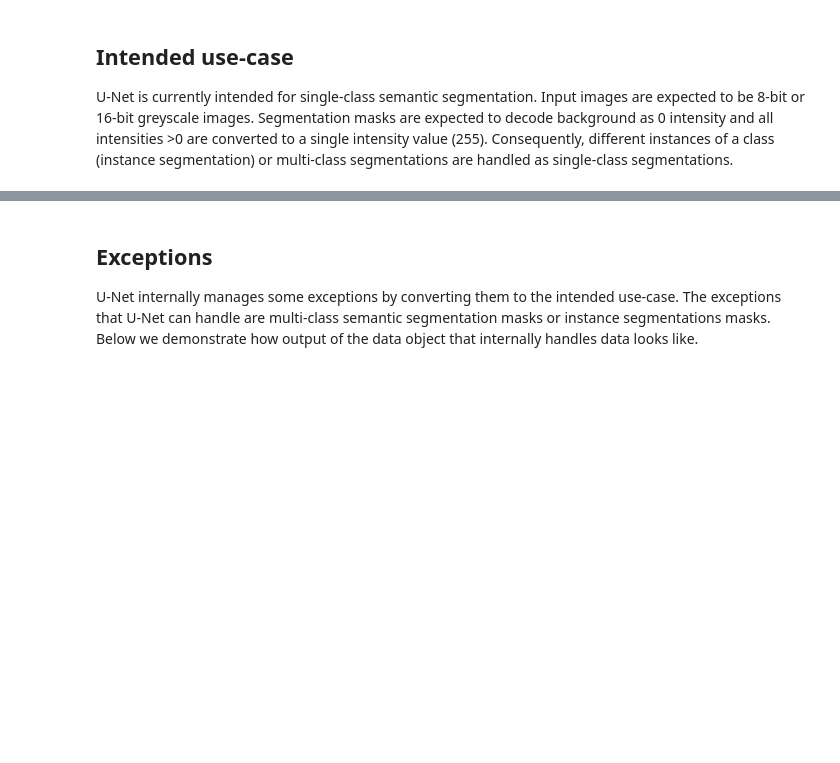
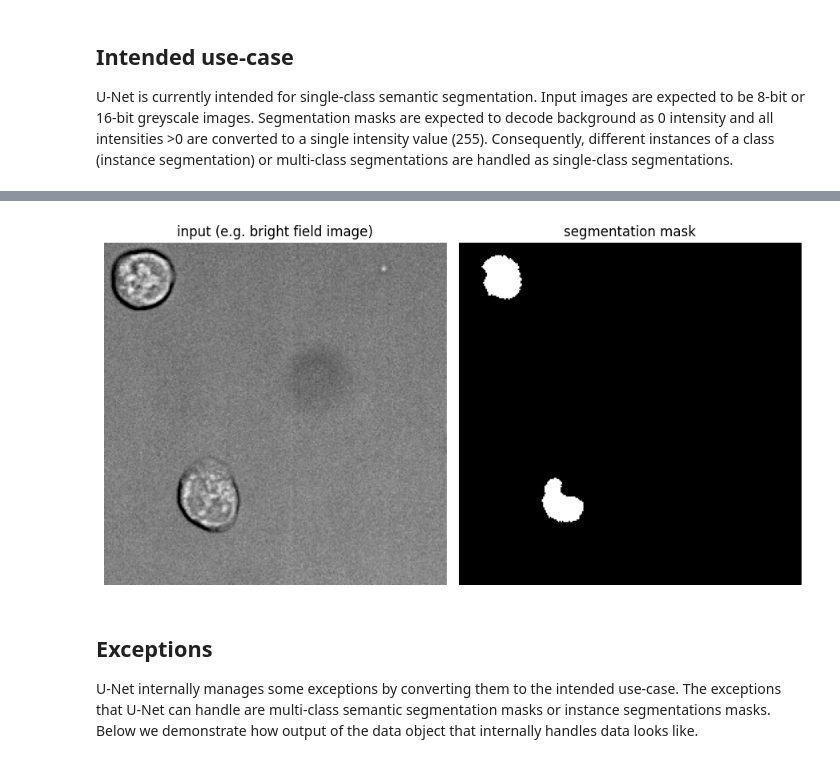
Before and after one commit to CSDGroup/aisegcell, a Jupyter notebook: notebooks/data_example.ipynb, the cells around one changed output, grey strips where cells are left out. Drawn from its saved outputs; the diff is of its cells as text; code cells hidden in the pictures; blank space fills up the shorter version.

```diff
--- a/notebooks/data_example.ipynb
+++ b/notebooks/data_example.ipynb
@@ -24,5 +12,4 @@ Successfully installed pooch-1.7.0
 # %%
-import os
 import pooch
 
 import matplotlib.pyplot as plt
@@ -30,32 +17,43 @@ import matplotlib.pyplot as plt
 from skimage import io
 
 # download sample data
-img_path = pooch.retrieve(
-    url='https://github.com/CSDGroup/cell_segmentation/blob/main/images/cellseg.png',
-    known_hash='sha256:2ca60a8290679008f478894004f917452d7d771801480232d4f4ab6360757c05',
+THATCHER = pooch.create(
+    path=pooch.os_cache('cellseg'),
+    base_url='https://github.com/CSDGroup/cell_segmentation/raw/521be0b66d497791d82e75c8211ac62cb31f6a2e/images/',
+    registry={
+        'bf1.png': (
+            '06047311573206ee8c31716ac0e25116a18159e48c1201c7d8b3cdbd398fc2b3'
+        ),
+        'mask1.png': (
+            'dae2999292a623626f900bdb1ed854bf9e33b342ac50dd5633eef7adb5021db1'
+        )
+    }
 )
 
-print(img_path)
+img_path = THATCHER.fetch('bf1.png')
+mask_path = THATCHER.fetch('mask1.png')
 
-#img = io.imread(img_path)
+# load images
+img = io.imread(img_path)
+mask = io.imread(mask_path)
 
 # Show the segmentation
-#fig, axes = plt.subplots(
-#    nrows=1,
-#    ncols=2,
-#    figsize=(9, 5),
-#    sharex=True,
-#    sharey=True,
-#)
+fig, axes = plt.subplots(
+    nrows=1,
+    ncols=2,
+    figsize=(9, 5),
+    sharex=True,
+    sharey=True,
+)
 
-#axes[0].imshow(img, cmap="Greys_r")
-#axes[0].set_title("input (e.g. bright field image)")
+axes[0].imshow(img, cmap="Greys_r")
+axes[0].set_title("input (e.g. bright field image)")
 
-#axes[1].imshow(coins, cmap='Greys_r')
-#axes[1].set_title("segmentation mask")
+axes[1].imshow(mask, cmap='Greys_r')
+axes[1].set_title("segmentation mask")
 
-#for a in axes:
-#    a.axis("off")
-#fig.tight_layout()
-#plt.show()
+for a in axes:
+    a.axis("off")
+fig.tight_layout()
+plt.show()
 # %% [output]
@@ -63,3 +62,4 @@ print(img_path)
+[figure, added]
 # %% [markdown]
 ## Exceptions
 U-Net internally manages some exceptions by converting them to the intended use-case. The exceptions that U-Net can handle are multi-class semantic segmentation masks or instance segmentations masks. Below we demonstrate how output of the data object that internally handles data looks like.
```
Also changed, not shown: parts of 4 cells of this notebook.
